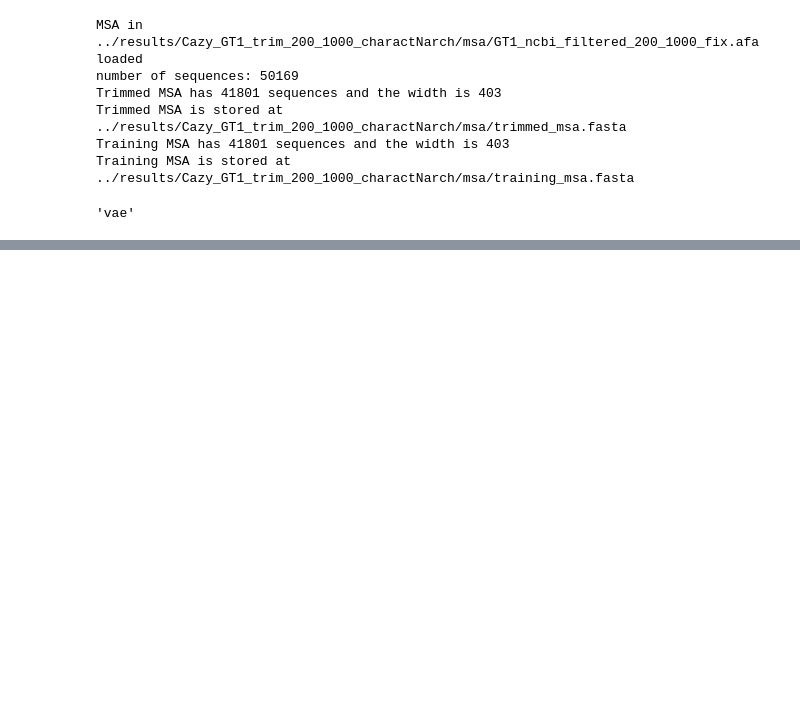
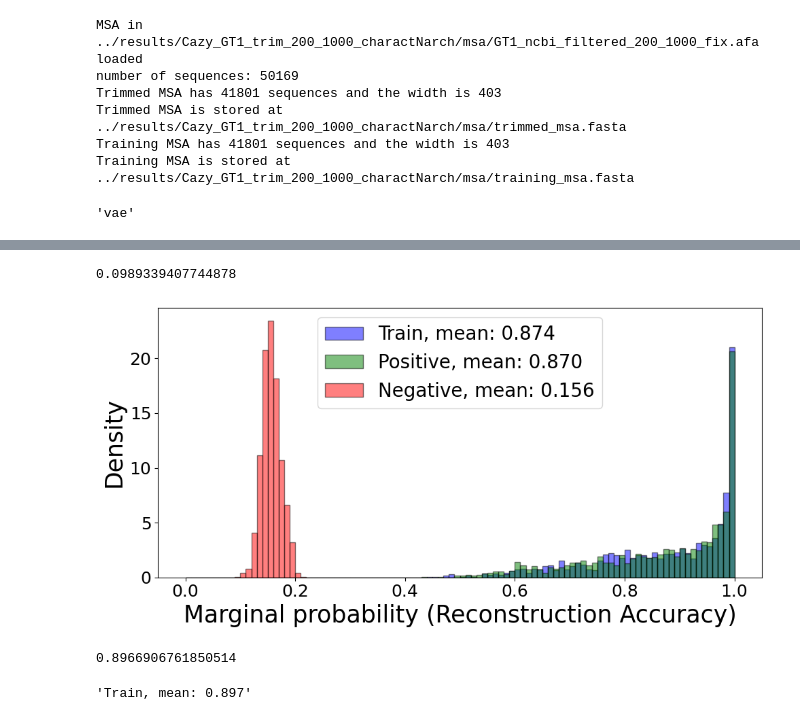
Before and after one commit to daha-la/VAE-enzymes, a Jupyter notebook: vae_notebooks/notebooks/GT1_MSAcreation.ipynb, the cells around one changed output, grey strips where cells are left out. Drawn from its saved outputs; the diff is of its cells as text; code cells hidden in the pictures; blank space fills up the shorter version.

```diff
--- a/vae_notebooks/notebooks/GT1_MSAcreation.ipynb
+++ b/vae_notebooks/notebooks/GT1_MSAcreation.ipynb
@@ -562,0 +581,36 @@ fig_lat.savefig(os.path.join(run.results, f"latent_space_ExpProt.png"))
+# %%
+benchmark_ls5_path = '/Users/dahala/GitHub/VAE-enzymes/vae_notebooks/results/Cazy_GT1_trim_200_1000_GASPhmm_ls5/benchmark/marginals_benchmark.csv'
+benchmark_ls5_pd = pd.read_csv(benchmark_ls5_path,index_col=0)
+benchmark_ls5_pd.min().min()
+# %% [output]
+0.0989339407744878
+# %%
+#Plotting the benchmark results
+
+fig_bench, ax = plt.subplots(1, 1,figsize=(10,5))
+ax.hist(benchmark_ls5_pd['Train'],bins=100,range=(0,1),alpha=0.5,color='blue',edgecolor='black',label=f'Train, mean: {benchmark_ls5_pd.Train.mean():.3f}',density=True)
+ax.hist(benchmark_ls5_pd['Positive'],bins=100,range=(0,1),alpha=0.5,color='green',edgecolor='black',label=f'Positive, mean: {benchmark_ls5_pd.Positive.mean():.3f}',density=True)
+ax.hist(benchmark_ls5_pd['Negative'],bins=100,range=(0,1),alpha=0.5,color='red',edgecolor='black',label=f'Negative, mean: {benchmark_ls5_pd.Negative.mean():.3f}',density=True)
+
+
+ax.set_xlabel('Marginal probability (Reconstruction Accuracy)', fontsize=25)
+ax.set_ylabel('Density', fontsize=25)
+ax.legend(loc='upper center', fontsize=20)
+ax.tick_params(labelsize=18)
+#ax.set_title('Benchmark results',fontsize=30)
+plt.tight_layout()
+fig_bench.savefig(os.path.join(run.results, f"benchmark.png"))
+
+plt.show()
+# %% [output]
+[figure, added]
+# %%
+benchmark_ls10_path = '/Users/dahala/GitHub/VAE-enzymes/vae_notebooks/results/Cazy_GT1_trim_200_1000_GASPhmm_ls10/benchmark/marginals_benchmark.csv'
+benchmark_ls10_pd = pd.read_csv(benchmark_ls10_path,index_col=0)
+benchmark_ls10_pd['Train'].mean()
+# %% [output]
+0.8966906761850514
+# %%
+f'Train, mean: {benchmark_ls10_pd.Train.mean():.3f}'
+# %% [output]
+'Train, mean: 0.897'
```
Also changed, not shown: parts of 12 cells of this notebook, 5 other files.
